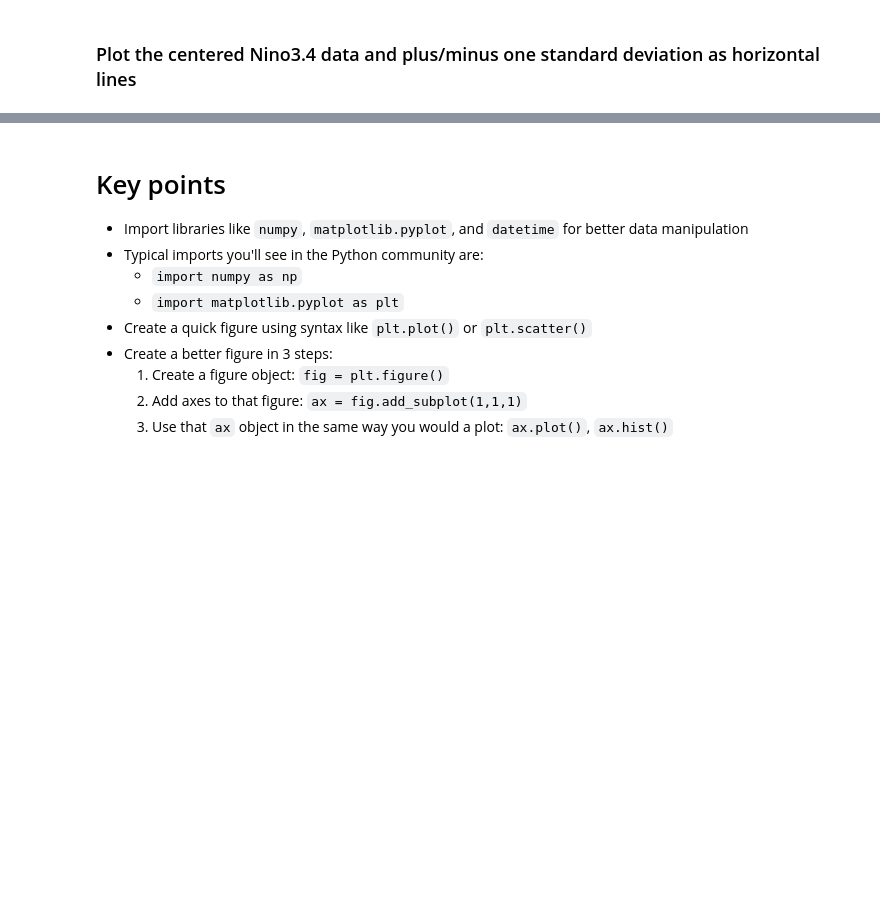
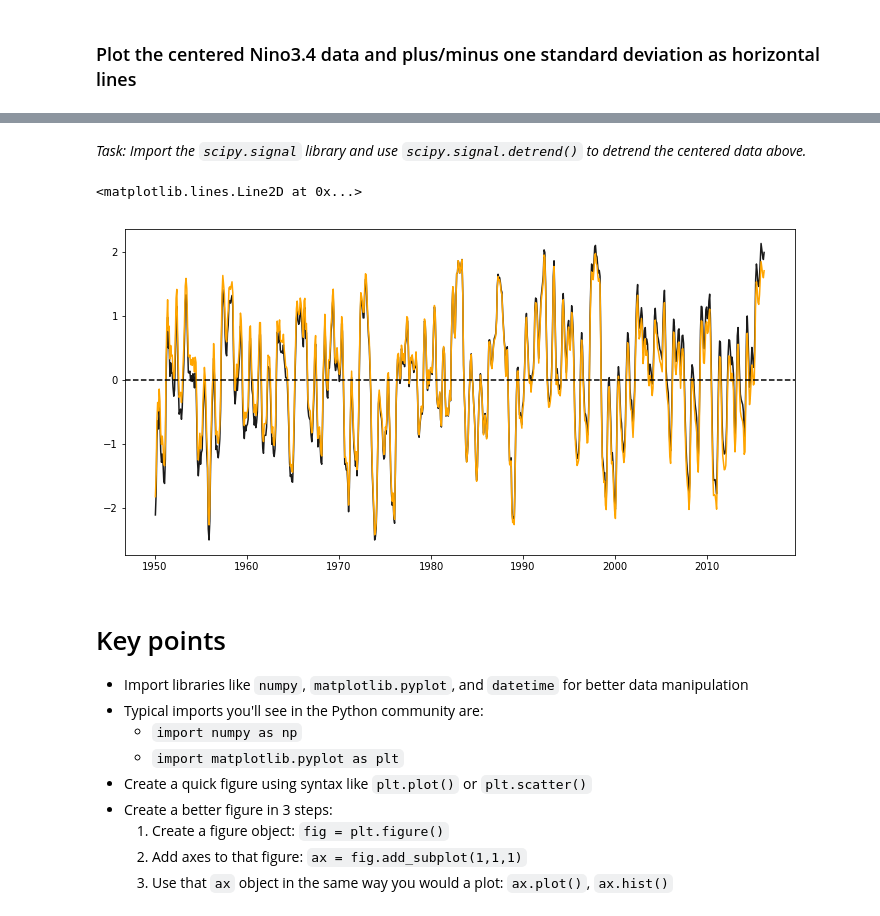
Before and after one commit to bairdlangenbrunner/ESS-Python-Tutorial, a Jupyter notebook: materials/week3/3-python-introduction-numpy-and-matplotlib.ipynb, the cells around one changed output, grey strips where cells are left out. Drawn from its saved outputs; the diff is of its cells as text; code cells hidden in the pictures; blank space fills up the shorter version.

````diff
--- a/materials/week3/3-python-introduction-numpy-and-matplotlib.ipynb
+++ b/materials/week3/3-python-introduction-numpy-and-matplotlib.ipynb
@@ -169,3 +206,24 @@ fig.savefig('nino34_centered_time_series.pdf')
+# %% [markdown]
+*Task:  Import the ```scipy.signal``` library and use ```scipy.signal.detrend()``` to detrend the centered data above.*
+# %%
+import scipy.signal
+nino34_data_detrended = scipy.signal.detrend(nino34_data_centered, axis=0)
+# %%
+# create a "figure object"
+fig = plt.figure(figsize=(12,6)) # 12 inches wide, 4 inches tall
+
+# add an axes object to the figure
+ax = fig.add_subplot(1,1,1) # rows, columns, current figure
+
+# use that axes object to plot
+ax.plot(nino34_dates, nino34_data_centered, c='0.1', label='original')
+ax.plot(nino34_dates, nino34_data_detrended, c='orange', label='original')
+
+# add horizontal lines at 0 and ±1 stdev
+ax.axhline(0, ls='--', c='black')
+# %% [output]
+<matplotlib.lines.Line2D at 0x...>
+[figure, added]
 # %% [markdown]
 # Key points
 
````
Also changed, not shown: parts of 18 cells of this notebook, 4 other files.
